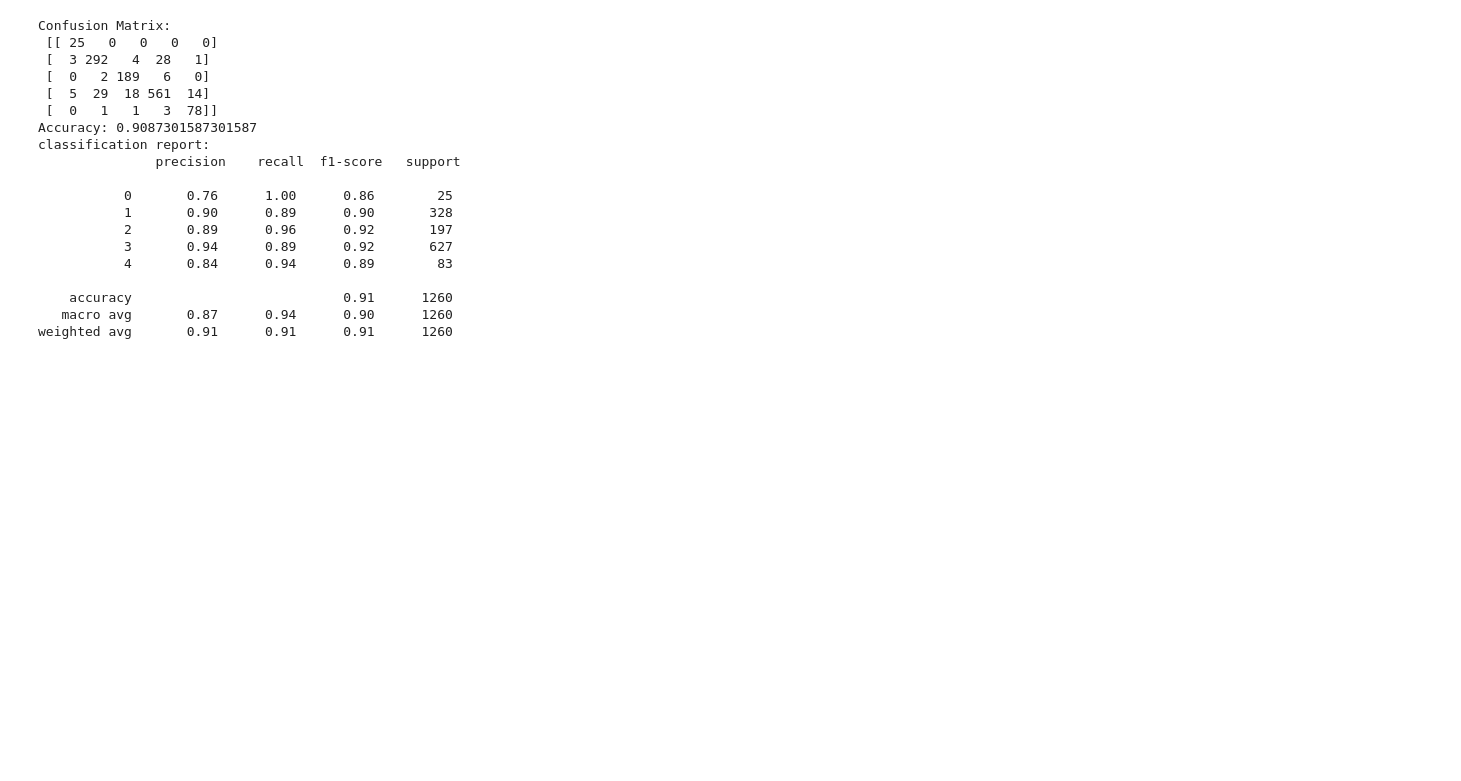
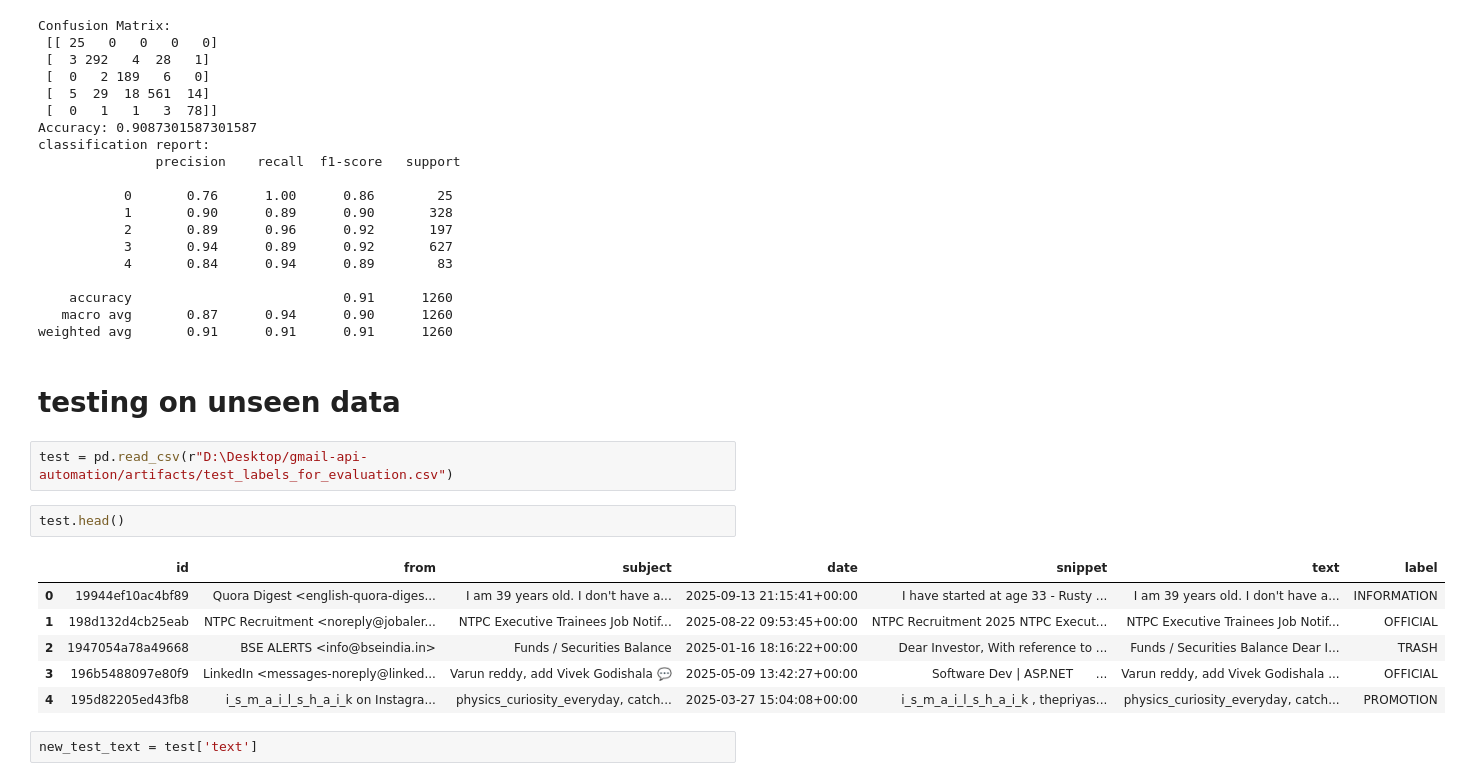
Before and after one commit to VarunReddy-AI/gmail-api-automation, a Jupyter notebook: notebook/NOTEBOOK2.IPYNB, the cells around one changed output. Cells and saved outputs as stored; diff of their text form; blank space fills up the shorter version.

Commit message:
data transformation and ingestion code completed

```diff
--- a/notebook/NOTEBOOK2.IPYNB
+++ b/notebook/NOTEBOOK2.IPYNB
@@ -282,3 +282,18 @@ classification report:
     accuracy                           0.91      1260
    macro avg       0.87      0.94      0.90      1260
 weighted avg       0.91      0.91      0.91      1260
+# %% [markdown]
+# testing on unseen data
+# %%
+test = pd.read_csv(r"D:\Desktop/gmail-api-automation/artifacts/test_labels_for_evaluation.csv")
+# %%
+test.head()
+# %% [output]
+|  | id | from | subject | date | snippet | text | label |
+| 0 | 19944ef10ac4bf89 | Quora Digest <english-quora-diges... | I am 39 years old. I don't have a... | 2025-09-13 21:15:41+00:00 | I have started at age 33 - Rusty ... | I am 39 years old. I don't have a... | INFORMATION |
+| 1 | 198d132d4cb25eab | NTPC Recruitment <noreply@jobaler... | NTPC Executive Trainees Job Notif... | 2025-08-22 09:53:45+00:00 | NTPC Recruitment 2025 NTPC Execut... | NTPC Executive Trainees Job Notif... | OFFICIAL |
+| 2 | 1947054a78a49668 | BSE ALERTS <info@bseindia.in> | Funds / Securities Balance | 2025-01-16 18:16:22+00:00 | Dear Investor, With reference to ... | Funds / Securities Balance Dear I... | TRASH |
+| 3 | 196b5488097e80f9 | LinkedIn <messages-noreply@linked... | Varun reddy, add Vivek Godishala 💬 | 2025-05-09 13:42:27+00:00 | Software Dev | ASP.NET ͏ ͏ ͏ ͏ ͏ ... | Varun reddy, add Vivek Godishala ... | OFFICIAL |
+| 4 | 195d82205ed43fb8 | i_s_m_a_i_l_s_h_a_i_k on Instagra... | physics_curiosity_everyday, catch... | 2025-03-27 15:04:08+00:00 | i_s_m_a_i_l_s_h_a_i_k , thepriyas... | physics_curiosity_everyday, catch... | PROMOTION |
+# %%
+new_test_text = test['text']
```
Also changed, not shown: parts of 12 cells of this notebook, 4 other files.
